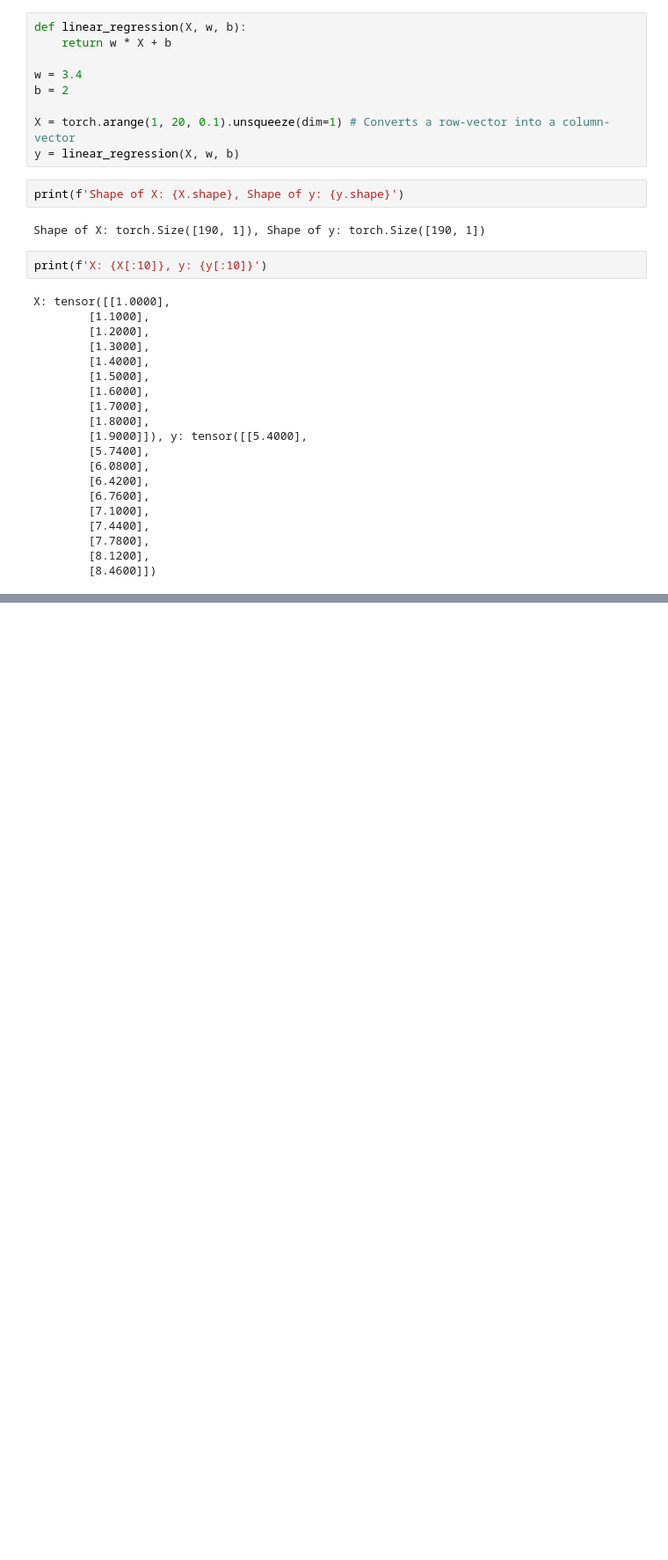
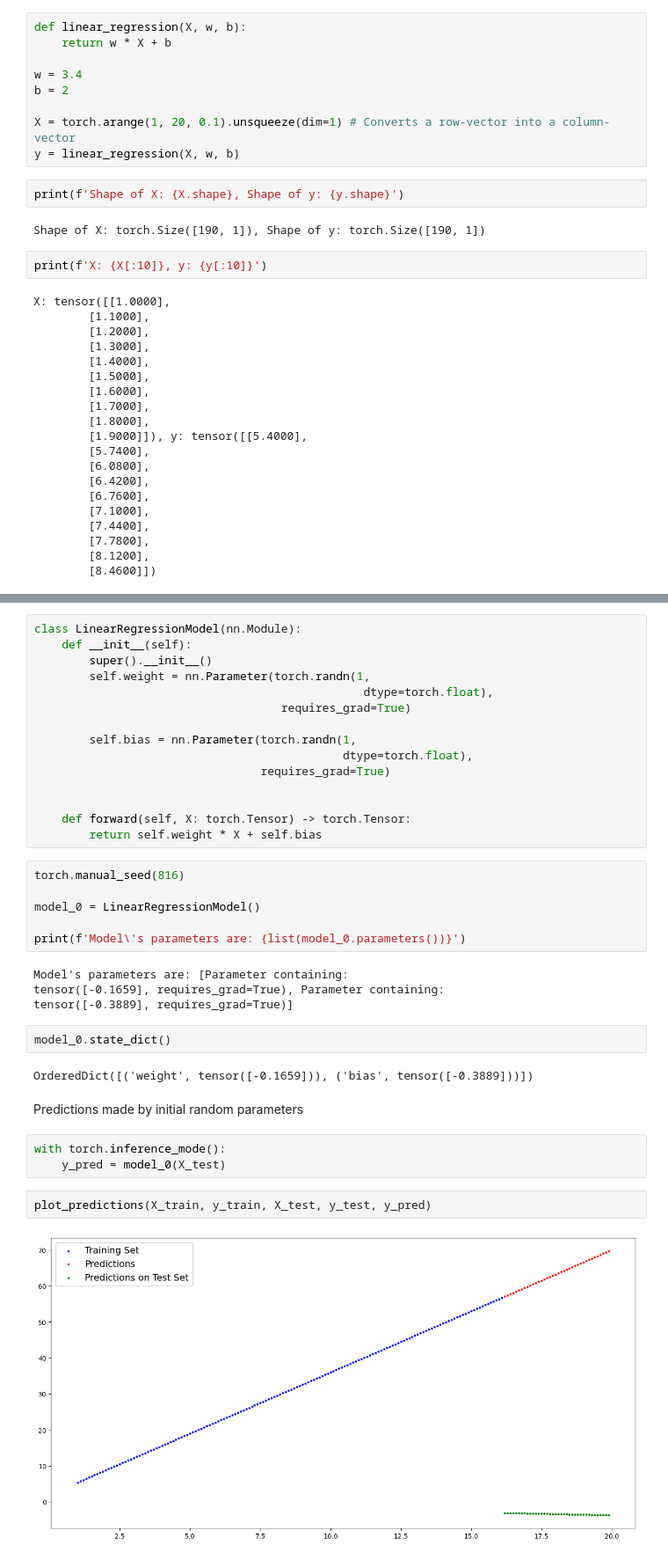
Before and after one commit to shbnmzr/code-practice, a Jupyter notebook: pytorch/01_Workflow.ipynb, the cells around one changed output, grey strips where cells are left out. Shown: that part at 88% size. Drawn from its saved outputs; the diff is of its cells as text; blank space fills up the shorter version.

```diff
--- a/pytorch/01_Workflow.ipynb
+++ b/pytorch/01_Workflow.ipynb
@@ -52,0 +74,38 @@ X_train, X_test, y_train, y_test = X[]
+# %%
+class LinearRegressionModel(nn.Module):
+    def __init__(self):
+        super().__init__()
+        self.weight = nn.Parameter(torch.randn(1,
+                                                dtype=torch.float),
+                                    requires_grad=True)
+
+        self.bias = nn.Parameter(torch.randn(1,
+                                             dtype=torch.float),
+                                 requires_grad=True)
+
+
+    def forward(self, X: torch.Tensor) -> torch.Tensor:
+        return self.weight * X + self.bias
+# %%
+torch.manual_seed(816)
+
+model_0 = LinearRegressionModel()
+
+print(f'Model\'s parameters are: {list(model_0.parameters())}')
+# %% [output]
+Model's parameters are: [Parameter containing:
+tensor([-0.1659], requires_grad=True), Parameter containing:
+tensor([-0.3889], requires_grad=True)]
+# %%
+model_0.state_dict()
+# %% [output]
+OrderedDict([('weight', tensor([-0.1659])), ('bias', tensor([-0.3889]))])
+# %% [markdown]
+Predictions made by initial random parameters
+# %%
+with torch.inference_mode():
+    y_pred = model_0(X_test)
+# %%
+plot_predictions(X_train, y_train, X_test, y_test, y_pred)
+# %% [output]
+[figure, added]
```
Also changed, not shown: parts of 15 cells of this notebook, 1 other file.
